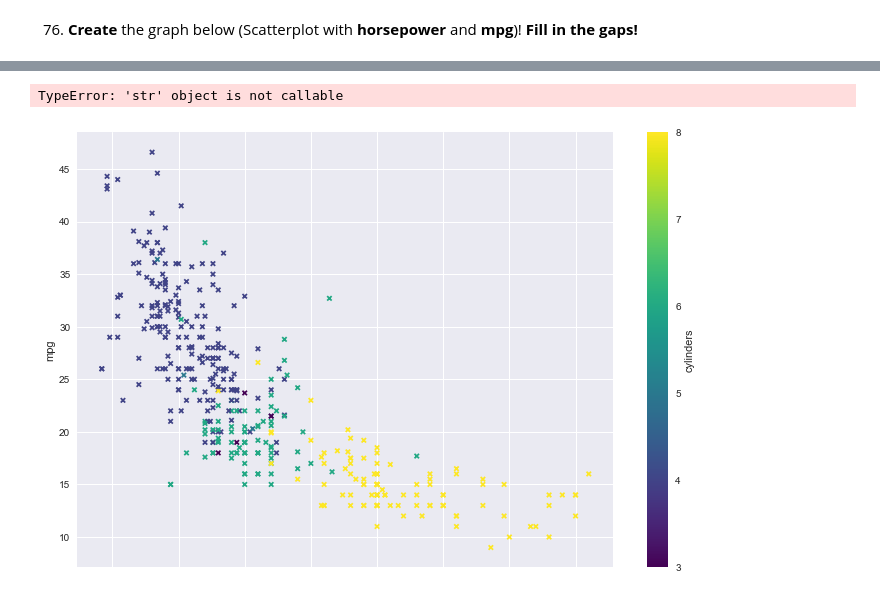
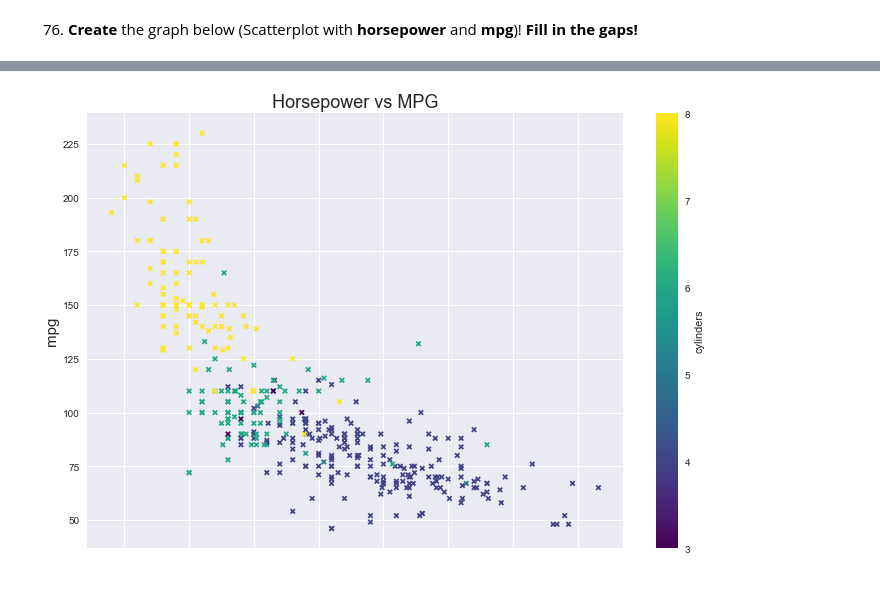
Before and after one commit to zekiemretekin/study_tutorials, a Jupyter notebook: Python/Visualization with Matplotlib.ipynb, the cells around one changed output, grey strips where cells are left out. Drawn from its saved outputs; the diff is of its cells as text; code cells hidden in the pictures.

```diff
--- a/Python/Visualization with Matplotlib.ipynb
+++ b/Python/Visualization with Matplotlib.ipynb
@@ -53,11 +48,10 @@ plt.show()
 # %% [markdown]
 ![image.png](attachment:image.png)
 # %%
-cars.plot(kind = "scatter", x = "horsepower", y = "mpg", figsize = (12,8), c = "cylinders", marker = "x", colormap = "viridis")
-plt.title("MPG vs. Horsepower", fontsize = 18)
+cars.plot(kind = "scatter", x = "mpg", y = "horsepower", figsize = (12,8), c = "cylinders", marker = "x", colormap = "viridis")
+plt.title("Horsepower vs MPG", fontsize = 18)
 plt.xlabel("horsepower", fontsize = 15)
 plt.ylabel("mpg", fontsize = 15)
 plt.show()
 # %% [output]
-TypeError: 'str' object is not callable
-[figure, old version]
+[figure, new version]
```
Also changed, not shown: parts of 3 cells of this notebook.
